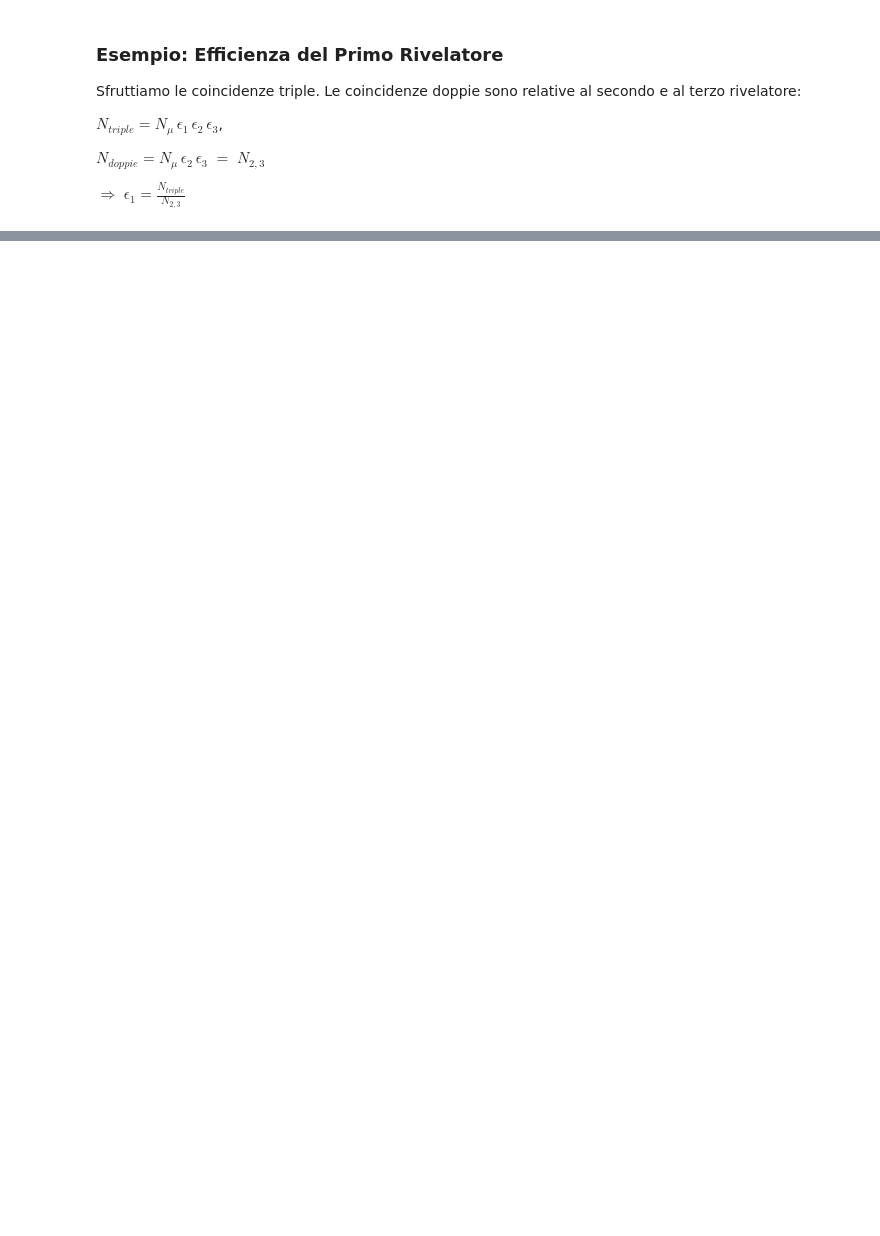
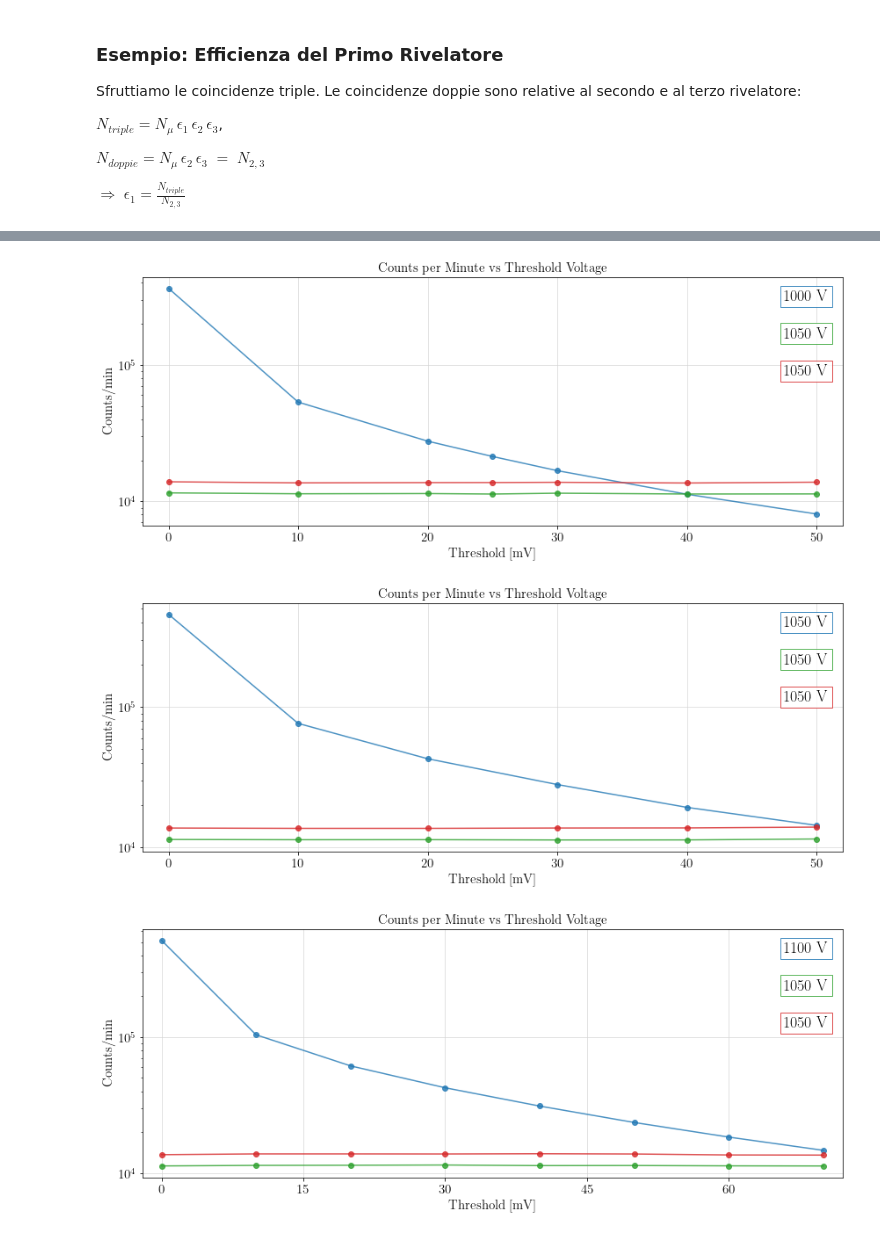
Before and after one commit to elisabreviglieri/muoni_lab, a Jupyter notebook: Efficienza_Scintillatori.ipynb, the cells around one changed output, grey strips where cells are left out. Drawn from its saved outputs; the diff is of its cells as text; code cells hidden in the pictures; blank space fills up the shorter version.

```diff
--- a/Efficienza_Scintillatori.ipynb
+++ b/Efficienza_Scintillatori.ipynb
@@ -324,10 +76,0 @@ df_3 = pd.DataFrame(data_3)
-# %%
-# Doppie accidentali :
-delta_t = 50*10**(-9) # s
-
-N_doppie_acc_12 = df_3['N_singole_1']/(60) * df_3['N_singole_2']/(60) * delta_t
-N_doppie_acc_13 = df_3['N_singole_1']/(60) * df_3['N_singole_3']/(60) * delta_t
-N_doppie_acc_23 = df_3['N_singole_2']/(60) * df_3['N_singole_3']/(60) * delta_t
-
-# Coincidenze triple :
-N_triple_acc = df_3['N_singole_1']/(60) * df_3['N_singole_2']/(60) * df_3['N_singole_3']/(60) * delta_t * delta_t
@@ -333,0 +214,10 @@ N_triple_acc = df_3['N_singole_1']/(60) * df_3['N_singole_2']/(60) * df_3['N_sin
+# %%
+# Per rendere il confronto tra efficienze più facili, creo un dataframe le cui colonne saranno solo
+# i valori delle efficienze:
+epsilon_data = {}  # Dictionary to store epsilon_1 values for comparison
+
+for idx_df, df in enumerate(dataframes):  # Loop through DataFrames
+    epsilon_data[f'df_{voltages[idx_df]}V'] = df['epsilon_1']
+
+# Create a new DataFrame for epsilon_1 values
+epsilon_df = pd.DataFrame(epsilon_data)
@@ -333,0 +245,56 @@ N_triple_acc = df_3['N_singole_1']/(60) * df_3['N_singole_2']/(60) * df_3['N_sin
+# %%
+for df, voltage in zip(dataframes, voltages):
+    plt.figure(figsize = FIGSIZE_1_1)
+
+    plt.plot(df['Th [mV]'], df['N_singole_1'], linestyle = '-', marker = 'o',
+             linewidth = LINE_WIDTH, color = COLORI_TRE[0], alpha = GRID_ALPHA)
+    plt.plot(df['Th [mV]'], df['N_singole_2'], linestyle = '-', marker = 'o',
+             linewidth = LINE_WIDTH, color = COLORI_TRE[1], alpha = GRID_ALPHA)
+    plt.plot(df['Th [mV]'], df['N_singole_3'], linestyle = '-', marker = 'o',
+             linewidth = LINE_WIDTH, color = COLORI_TRE[2], alpha = GRID_ALPHA)
+
+    plt.title('Counts per Minute vs Threshold Voltage', fontsize = FONT_DIM[1])
+    plt.xlabel('Threshold [mV]', fontsize = FONT_DIM[1])
+    plt.ylabel('Counts/min', fontsize = FONT_DIM[1])
+
+    plt.xticks(Asse_x[voltage], fontsize = FONT_DIM[1])
+    plt.yticks(fontsize = FONT_DIM[1])
+
+    plt.xlim(-2, df['Th [mV]'].max() + 2)
+
+    plt.yscale('log')
+    plt.grid(True, color = 'lightgray',  alpha = GRID_ALPHA)
+
+    ax = plt.gca()  # Ottieni l'oggetto Axes corrente
+    ax.text(0.98, 0.95,  # Coordinate relative (x, y)
+            f'{voltage} V',
+            fontsize=FONT_DIM[2],
+            bbox=dict(facecolor='white', alpha=GRID_ALPHA, edgecolor=COLORI_TRE[0]),
+            transform=ax.transAxes,  # Usa ax.transAxes per le coordinate relative
+            ha='right',  # Allineamento orizzontale a destra
+            va='top')    # Allineamento verticale in alto
+    ax.text(0.98, 0.80,  # Coordinate relative (x, y)
+            '1050 V',
+            fontsize=FONT_DIM[2],
+            bbox=dict(facecolor='white', alpha=GRID_ALPHA, edgecolor=COLORI_TRE[1]),
+            transform=ax.transAxes,  # Usa ax.transAxes per le coordinate relative
+            ha='right',  # Allineamento orizzontale a destra
+            va='top')    # Allineamento verticale in alto
+    ax.text(0.98, 0.65,  # Coordinate relative (x, y)
+            '1050 V',
+            fontsize=FONT_DIM[2],
+            bbox=dict(facecolor='white', alpha=GRID_ALPHA, edgecolor=COLORI_TRE[2]),
+            transform=ax.transAxes,  # Usa ax.transAxes per le coordinate relative
+            ha='right',  # Allineamento orizzontale a destra
+            va='top')    # Allineamento verticale in alto
+
+    plt.tight_layout()
+
+    if ESPORTA_IMMGAGINI:
+        plt.savefig(CARTELLA_IMMAGINI + "1_1_plateau_" + f'{voltage}' + "_V" + FORMATO_IMMAGINI, bbox_inches = "tight", dpi=DPI)
+
+plt.show()
+# %% [output]
+[figure, added]
+[figure, added]
+[figure, added]
```
Also changed, not shown: parts of 35 cells of this notebook, 1 other file.
